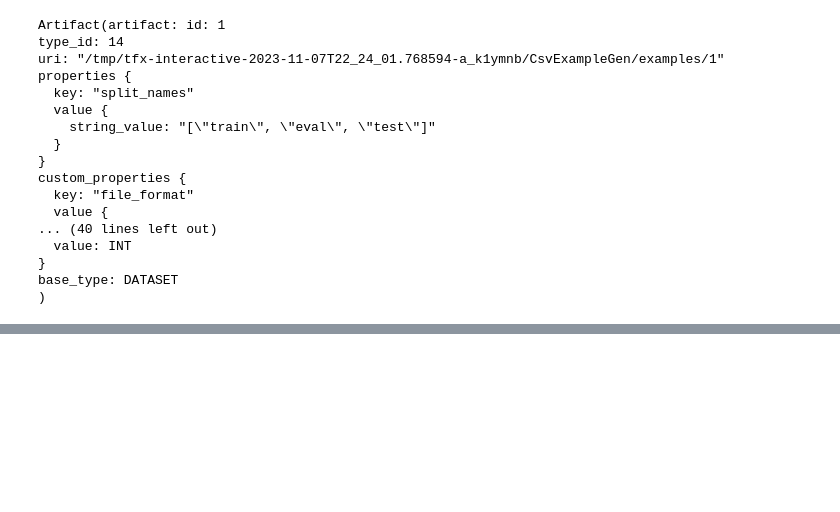
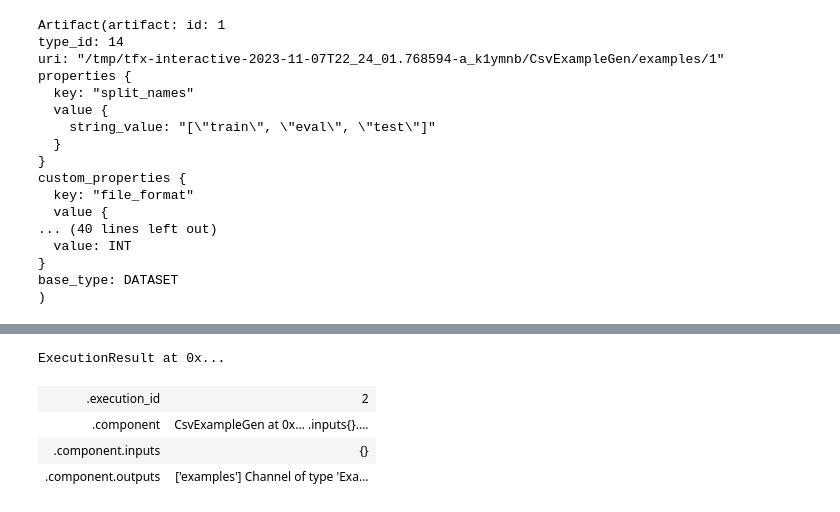
Before and after one commit to SpandanaKalakonda/Building_ML_Pipelines, a Jupyter notebook: Spliting_the_datasets.ipynb, the cells around one changed output, grey strips where cells are left out. Saved outputs shown, nothing was run; the diff lists cells and outputs as text; code cells hidden in the pictures; blank space fills up the shorter version.

```diff
--- a/Spliting_the_datasets.ipynb
+++ b/Spliting_the_datasets.ipynb
@@ -107,0 +115,24 @@ base_type: DATASET
+# %%
+# Specifying the input data folder path
+input_data = "/content/sample_data"
+
+# Specifying the input configuration
+input = example_gen_pb2.Input(
+    splits=[
+        # set the existing sub directories
+        example_gen_pb2.Input.Split(name='train', pattern='train/*'),
+        example_gen_pb2.Input.Split(name='test', pattern='test/*')
+    ]
+)
+# %%
+# adding the input_config argument
+example_gen = CsvExampleGen(input_base=input_data, input_config=input)
+# %%
+# run the context inteactively
+context.run(example_gen)
+# %% [output]
+ExecutionResult at 0x...
+| .execution_id | 2 |
+| .component | CsvExampleGen at 0x... .inputs{}.... |
+| .component.inputs | {} |
+| .component.outputs | ['examples'] Channel of type 'Exa... |
```
Also changed, not shown: parts of 2 cells of this notebook.
